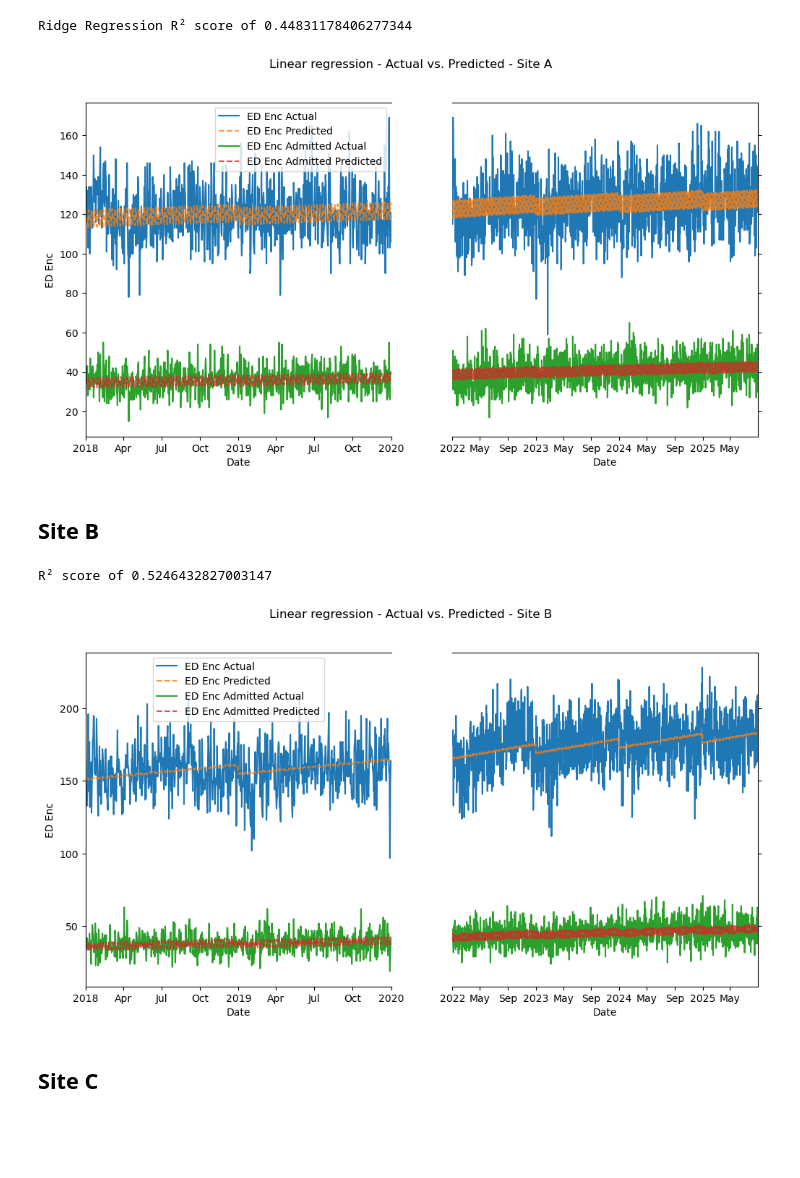
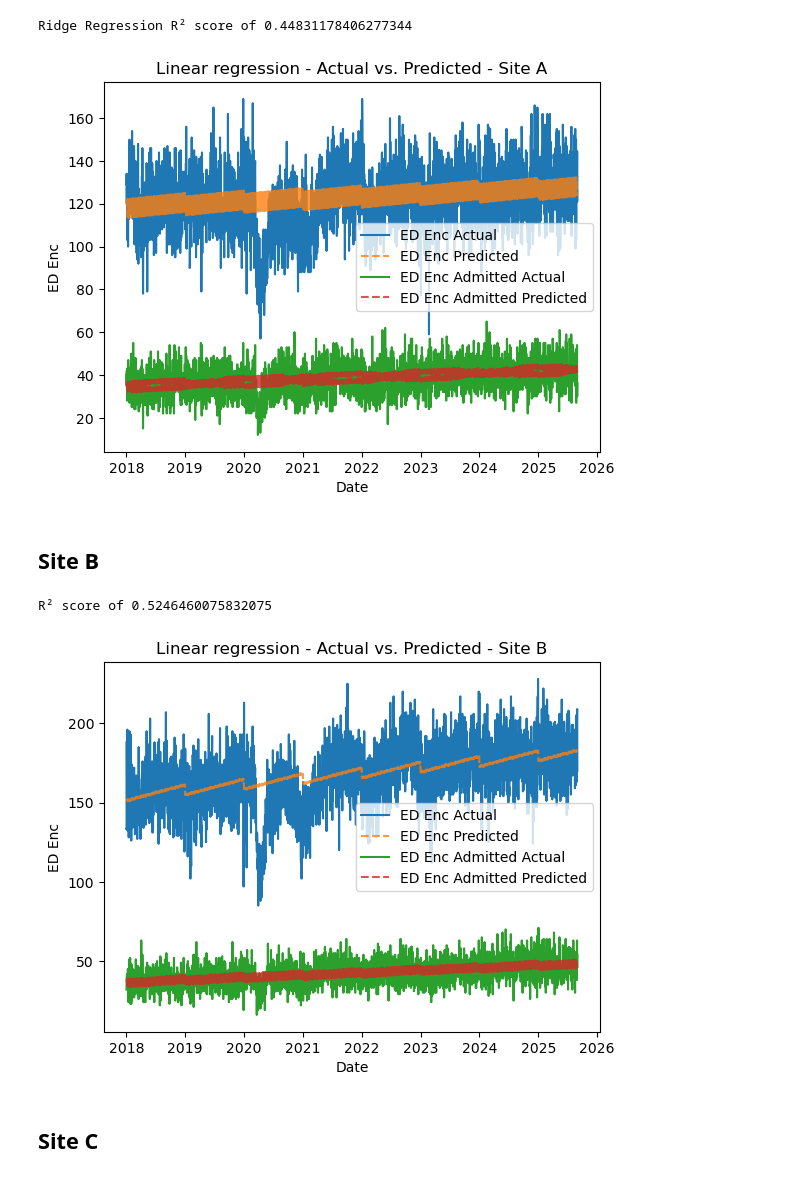
Before and after one commit to southdakotamines-datascience/dsu-no-sleep, a Jupyter notebook: model.ipynb, the cells around one changed output. Saved outputs shown, nothing was run; the diff lists cells and outputs as text; code cells hidden in the pictures; blank space fills up the shorter version.

```diff
--- a/model.ipynb
+++ b/model.ipynb
@@ -47,6 +47,8 @@ hourly_blocks_df = hourly_blocks_df.with_columns(
     ]
 ).drop("Date").select(["Site", "Year", "Month", "Day", "Weekday", "Hour", "ED Enc", "ED Enc Admitted"])
 
+hourly_blocks_covid_df = hourly_blocks_df
+
 # remove covid data
 hourly_blocks_df = hourly_blocks_df.filter(pl.col("Year") != 2020).filter(pl.col("Year") != 2021)
 
@@ -306,60 +258,45 @@ print(f"Ridge Regression R² score of {score}")
 # %% [output]
 Ridge Regression R² score of 0.44831178406277344
 # %%
-plot_df = siteA_train.with_columns(
+plot_df = siteA_real.with_columns(
     pl.datetime(
         pl.col("Year"),
         pl.col("Month"),
         pl.col("Day"),
     ).alias("Date")
 ).group_by("Date").agg(pl.col("ED Enc").sum(), pl.col("ED Enc Admitted").sum())
 
-predict = siteA_linreg.predict(siteA_X)
-predict_df = siteA_X.with_columns(
+predict = siteA_linreg.predict(siteA_real_X)
+predict_df = siteA_real_X.with_columns(
     pl.Series(name="ED Enc Predicted", values=predict[:,0]),
     pl.Series(name="ED Enc Admitted Predicted", values=predict[:,1])
 ).with_columns(
     pl.datetime(
         pl.col("Year"),
         pl.col("Month"),
         pl.col("Day"),
     ).alias("Date")
 ).group_by("Date").agg(pl.col("ED Enc Predicted").sum(), pl.col("ED Enc Admitted Predicted").sum())
 
-fig, (ax, ax1) = plt.subplots(1, 2, figsize=(12, 6), sharey=True)
-
-sns.lineplot(data=plot_df, x="Date", y="ED Enc", label="ED Enc Actual", ax=ax)
-sns.lineplot(data=predict_df, x="Date", y="ED Enc Predicted", label="ED Enc Predicted", linestyle="--", alpha=0.8, ax=ax)
-sns.lineplot(data=plot_df, x="Date", y="ED Enc Admitted", label="ED Enc Admitted Actual", ax=ax)
-sns.lineplot(data=predict_df, x="Date", y="ED Enc Admitted Predicted", label="ED Enc Admitted Predicted", linestyle="--", alpha=0.8, ax=ax)
-
-sns.lineplot(data=plot_df, x="Date", y="ED Enc", ax=ax1)
-sns.lineplot(data=predict_df, x="Date", y="ED Enc Predicted", linestyle="--", alpha=0.8, ax=ax1)
-sns.lineplot(data=plot_df, x="Date", y="ED Enc Admitted", ax=ax1)
-sns.lineplot(data=predict_df, x="Date", y="ED Enc Admitted Predicted", linestyle="--", alpha=0.8, ax=ax1)
-
-ax.set_xlim(left=min_date, right=begin_covid_date)
-ax1.set_xlim(left=end_covid_date, right=max_date)
-ax.spines.right.set_visible(False)
-ax1.spines.left.set_visible(False)
-ax.tick_params(labelright=False)
-ax1.yaxis.tick_right()
+sns.lineplot(data=plot_df, x="Date", y="ED Enc", label="ED Enc Actual")
+sns.lineplot(data=predict_df, x="Date", y="ED Enc Predicted", label="ED Enc Predicted", linestyle="--", alpha=0.8)
+sns.lineplot(data=plot_df, x="Date", y="ED Enc Admitted", label="ED Enc Admitted Actual")
+ax = sns.lineplot(data=predict_df, x="Date", y="ED Enc Admitted Predicted", label="ED Enc Admitted Predicted", linestyle="--", alpha=0.8)
 
 ax.xaxis.set_major_formatter(mdates.ConciseDateFormatter(ax.xaxis.get_major_locator()))
-ax1.xaxis.set_major_formatter(mdates.ConciseDateFormatter(ax1.xaxis.get_major_locator()))
-fig.suptitle("Linear regression - Actual vs. Predicted - Site A")
+ax.set_title("Linear regression - Actual vs. Predicted - Site A")
 plt.show()
 # %% [output]
-[figure, old version]
+[figure, new version]
 # %% [markdown]
 ## Site B
 # %%
-siteB_linreg = LinearRegression().fit(siteB_X_train, siteB_Y_train)
+siteB_linreg = Ridge().fit(siteB_X_train, siteB_Y_train)
 print(f"R² score of {siteB_linreg.score(siteB_X_test, siteB_Y_test)}")
 # %% [output]
-R² score of 0.5246432827003147
+R² score of 0.5246460075832075
 # %%
-plot_df = siteB_train.with_columns(
+plot_df = siteB_real.with_columns(
     pl.datetime(
         pl.col("Year"),
         pl.col("Month"),
@@ -367,8 +304,8 @@ plot_df = siteB_train.with_columns(
     ).alias("Date")
 ).group_by("Date").agg(pl.col("ED Enc").sum(), pl.col("ED Enc Admitted").sum())
 
-predict = siteB_linreg.predict(siteB_X)
-predict_df = siteB_X.with_columns(
+predict = siteB_linreg.predict(siteB_real_X)
+predict_df = siteB_real_X.with_columns(
     pl.Series(name="ED Enc Predicted", values=predict[:,0]),
     pl.Series(name="ED Enc Admitted Predicted", values=predict[:,1])
 ).with_columns(
@@ -379,32 +316,16 @@ predict_df = siteB_X.with_columns(
     ).alias("Date")
 ).group_by("Date").agg(pl.col("ED Enc Predicted").sum(), pl.col("ED Enc Admitted Predicted").sum())
 
-fig, (ax, ax1) = plt.subplots(1, 2, figsize=(12, 6), sharey=True)
-
-sns.lineplot(data=plot_df, x="Date", y="ED Enc", label="ED Enc Actual", ax=ax)
-sns.lineplot(data=predict_df, x="Date", y="ED Enc Predicted", label="ED Enc Predicted", linestyle="--", alpha=0.8, ax=ax)
-sns.lineplot(data=plot_df, x="Date", y="ED Enc Admitted", label="ED Enc Admitted Actual", ax=ax)
-sns.lineplot(data=predict_df, x="Date", y="ED Enc Admitted Predicted", label="ED Enc Admitted Predicted", linestyle="--", alpha=0.8, ax=ax)
-
-sns.lineplot(data=plot_df, x="Date", y="ED Enc", ax=ax1)
-sns.lineplot(data=predict_df, x="Date", y="ED Enc Predicted", linestyle="--", alpha=0.8, ax=ax1)
-sns.lineplot(data=plot_df, x="Date", y="ED Enc Admitted", ax=ax1)
-sns.lineplot(data=predict_df, x="Date", y="ED Enc Admitted Predicted", linestyle="--", alpha=0.8, ax=ax1)
-
-ax.set_xlim(left=min_date, right=begin_covid_date)
-ax1.set_xlim(left=end_covid_date, right=max_date)
-ax.spines.right.set_visible(False)
-ax1.spines.left.set_visible(False)
-ax.tick_params(labelright=False)
-ax1.yaxis.tick_right()
+sns.lineplot(data=plot_df, x="Date", y="ED Enc", label="ED Enc Actual")
+sns.lineplot(data=predict_df, x="Date", y="ED Enc Predicted", label="ED Enc Predicted", linestyle="--", alpha=0.8)
+sns.lineplot(data=plot_df, x="Date", y="ED Enc Admitted", label="ED Enc Admitted Actual")
+ax = sns.lineplot(data=predict_df, x="Date", y="ED Enc Admitted Predicted", label="ED Enc Admitted Predicted", linestyle="--", alpha=0.8)
 
 ax.xaxis.set_major_formatter(mdates.ConciseDateFormatter(ax.xaxis.get_major_locator()))
-ax1.xaxis.set_major_formatter(mdates.ConciseDateFormatter(ax1.xaxis.get_major_locator()))
-
-fig.suptitle("Linear regression - Actual vs. Predicted - Site B")
+ax.set_title("Linear regression - Actual vs. Predicted - Site B")
 plt.show()
 # %% [output]
-[figure, old version]
+[figure, new version]
 # %% [markdown]
 ## Site C
 # %%
```
Also changed, not shown: parts of 14 cells of this notebook.
